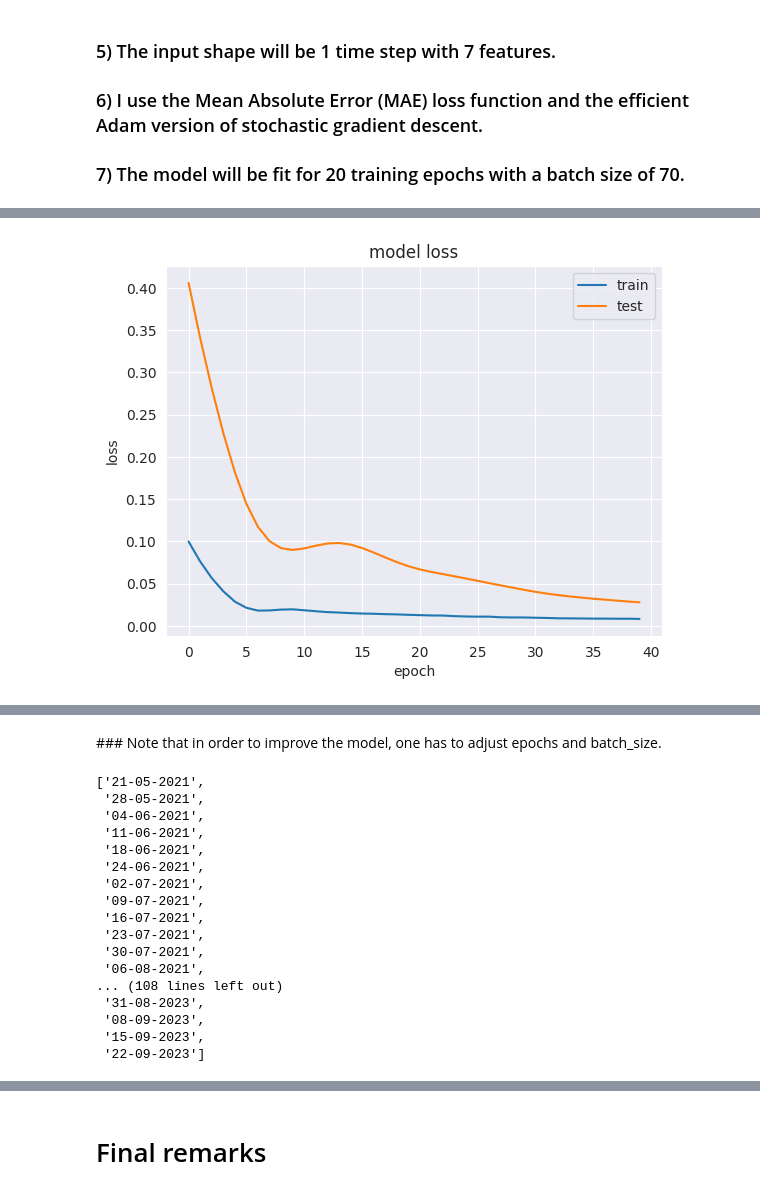
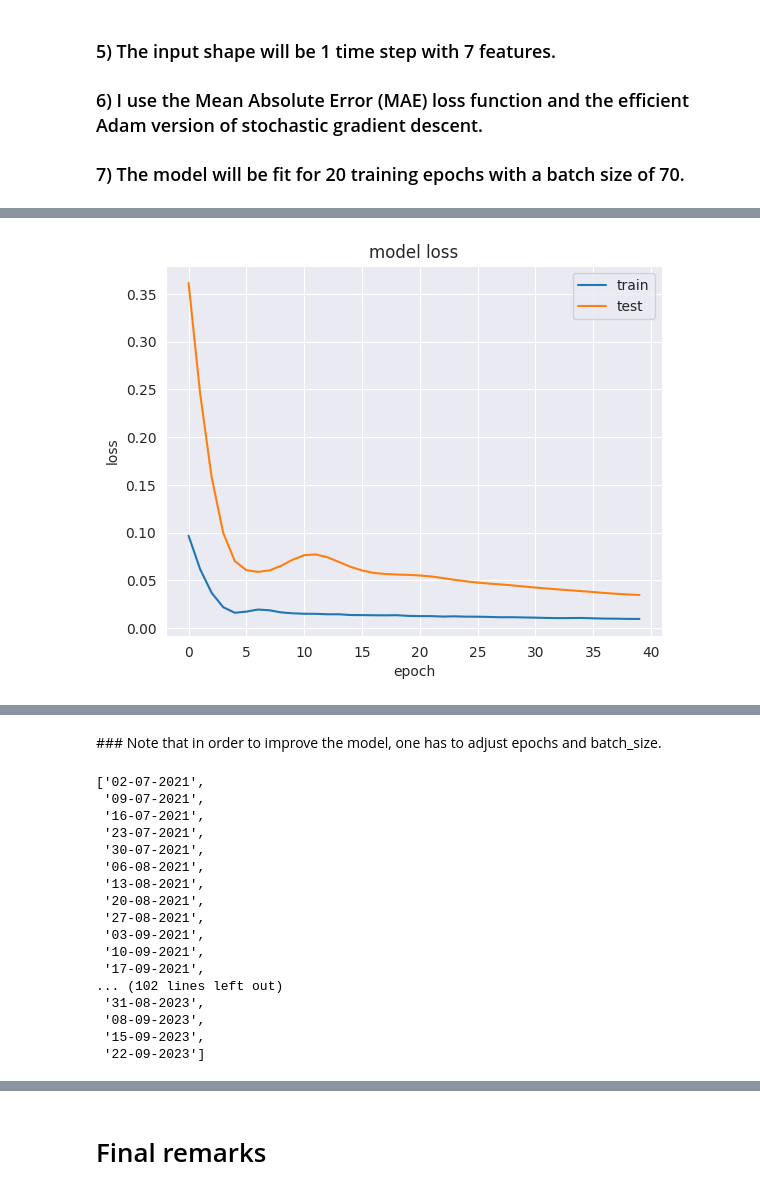
Before and after one commit to Patrick448/time-series-analysis, a Jupyter notebook: Notebooks/adapted-time-series-data-analysis-using-lstm-tutorial.ipynb, the cells around one changed output, grey strips where cells are left out. Cells and saved outputs as stored; diff of their text form; code cells hidden in the pictures.

```diff
--- a/Notebooks/adapted-time-series-data-analysis-using-lstm-tutorial.ipynb
+++ b/Notebooks/adapted-time-series-data-analysis-using-lstm-tutorial.ipynb
@@ -355,8 +366,8 @@ scaled_train = scaler.fit_transform(train)
 scaled_test = scaler.transform(test)
 
 # frame as supervised learning
-reframed_train = series_to_supervised(scaled_train, 1, 1)
-reframed_test = series_to_supervised(scaled_test, 1, 1)
+reframed_train = series_to_supervised(scaled_train, 4, 4)
+reframed_test = series_to_supervised(scaled_test, 4, 4)
 
 
 # drop columns we don't want to predict
@@ -393,8 +409,8 @@ print(reframed_test.head())
 #test = values[n_train_time:, :]
 ##test = values[n_train_time:n_test_time, :]
 # split into input and outputs
-train_X, train_y = reframed_train.values[:, :-1], reframed_train.values[:, -1]
-test_X, test_y = reframed_test.values[:, :-1], reframed_test.values[:, -1]
+train_X, train_y = reframed_train.values[:, :-4], reframed_train.values[:, -4]
+test_X, test_y = reframed_test.values[:, :-4], reframed_test.values[:, -4]
 # reshape input to be 3D [samples, timesteps, features]
 train_X = train_X.reshape((train_X.shape[0], 1, train_X.shape[1]))
 test_X = test_X.reshape((test_X.shape[0], 1, test_X.shape[1]))
@@ -438,14 +454,14 @@ plt.show()
 
 # make a prediction
 yhat = model.predict(test_X)
-test_X = test_X.reshape((test_X.shape[0], 1))
+test_X = test_X.reshape((test_X.shape[0], 4))
 # invert scaling for forecast
-inv_yhat = np.concatenate((yhat, test_X[:, -6:]), axis=1)
+inv_yhat = np.concatenate((yhat, test_X[:, -3:]), axis=1)
 inv_yhat = scaler.inverse_transform(inv_yhat)
 inv_yhat = inv_yhat[:,0]
 # invert scaling for actual
 test_y = test_y.reshape((len(test_y), 1))
-inv_y = np.concatenate((test_y, test_X[:, -6:]), axis=1)
+inv_y = np.concatenate((test_y, test_X[:, -3:]), axis=1)
 inv_y = scaler.inverse_transform(inv_y)
 inv_y = inv_y[:,0]
 # calculate RMSE
@@ -472 +488 @@ Epoch 40/40
-[figure, old version]
+[figure, new version]
@@ -475,23 +491,23 @@ Test RMSE: 0.139
 # %% [markdown]
 ### Note that in order to improve the model, one has to adjust epochs and batch_size.
 # %%
-dates = pd.to_datetime(filtered_alface_crespa_roca.index[249:]).strftime('%d-%m-%Y')
+dates = pd.to_datetime(filtered_alface_crespa_roca.index[255:]).strftime('%d-%m-%Y')
 dates = dates.to_list()
 dates
 # %% [output]
-['21-05-2021',
- '28-05-2021',
- '04-06-2021',
- '11-06-2021',
- '18-06-2021',
- '24-06-2021',
- '02-07-2021',
+['02-07-2021',
  '09-07-2021',
  '16-07-2021',
  '23-07-2021',
  '30-07-2021',
  '06-08-2021',
-... (108 lines left out)
+ '13-08-2021',
+ '20-08-2021',
+ '27-08-2021',
+ '03-09-2021',
+ '10-09-2021',
+ '17-09-2021',
+... (102 lines left out)
  '31-08-2023',
  '08-09-2023',
  '15-09-2023',
```
Also changed, not shown: parts of 14 cells of this notebook.
